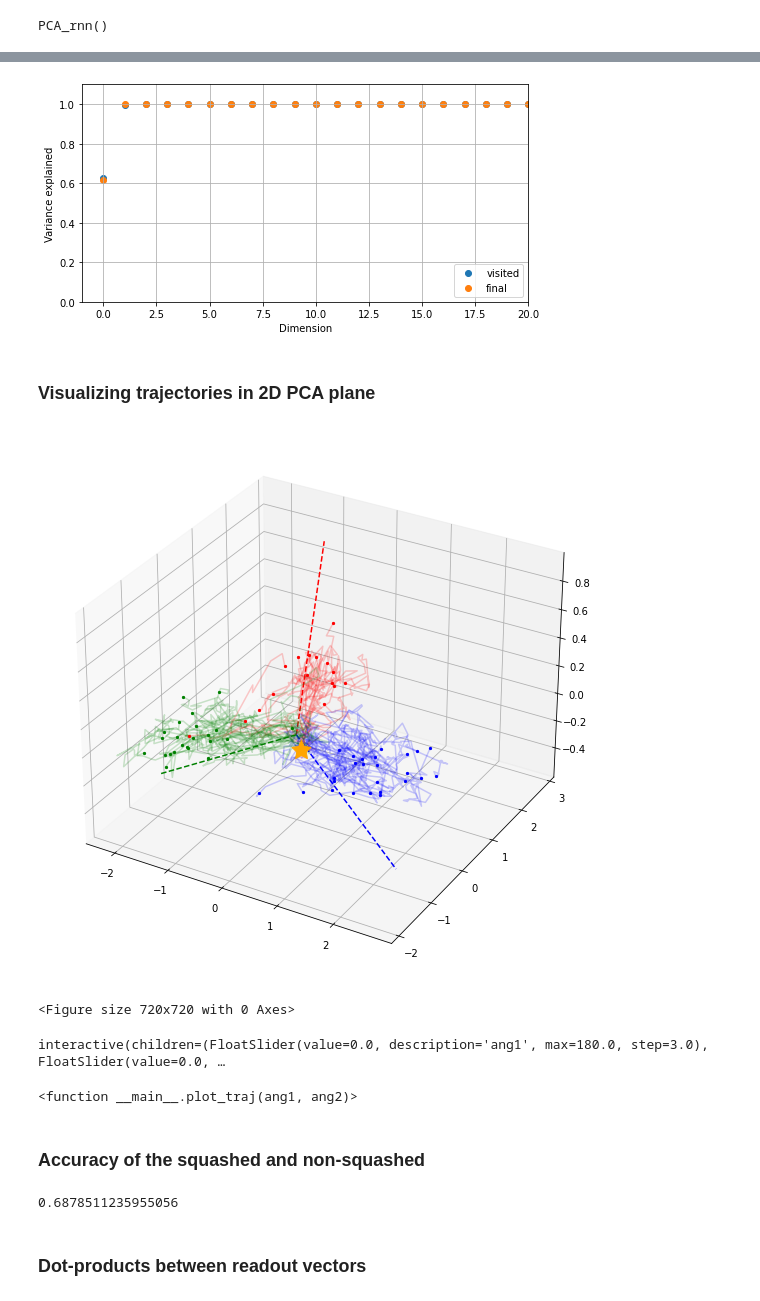
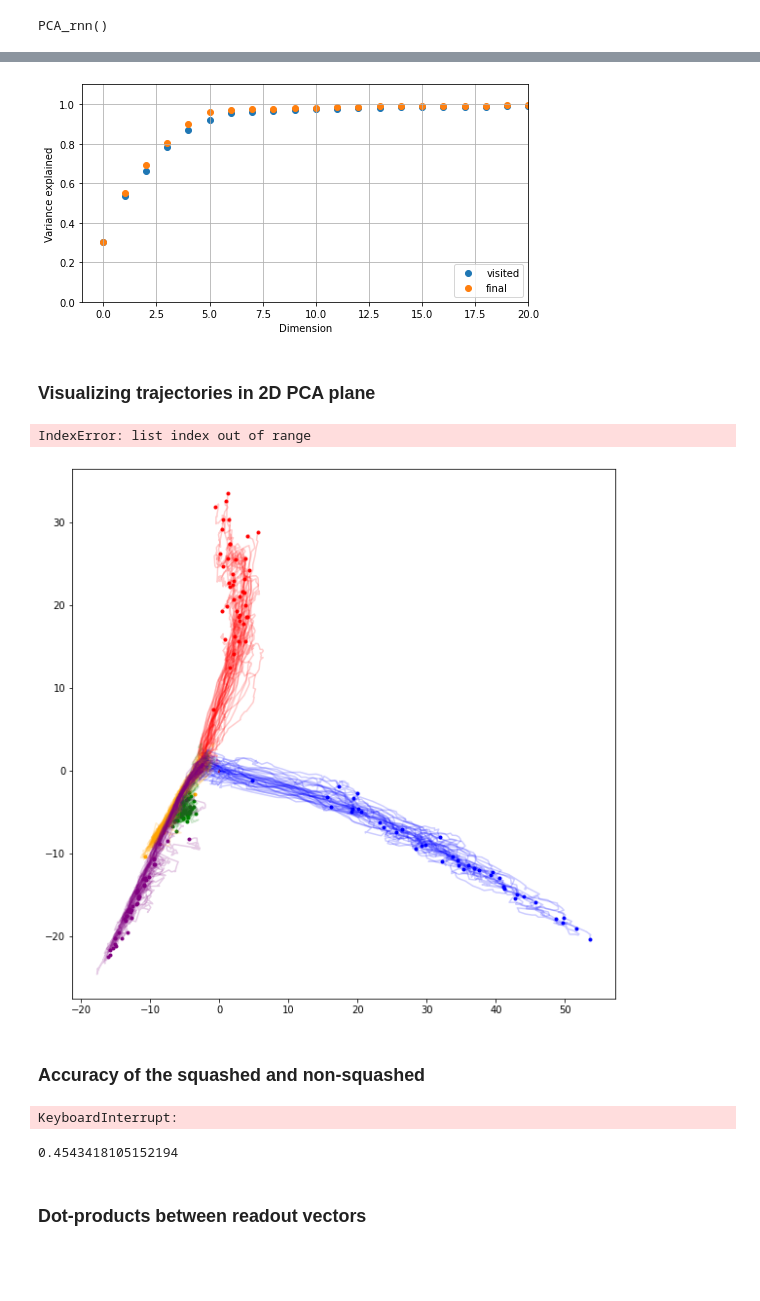
Before and after one commit to ramasesh/rnn_dynamics, a Jupyter notebook: Multi-class systems analysis.ipynb, the cells around one changed output, grey strips where cells are left out. Cells and saved outputs as stored; diff of their text form; code cells hidden in the pictures; blank space fills up the shorter version.

```diff
--- a/Multi-class systems analysis.ipynb
+++ b/Multi-class systems analysis.ipynb
@@ -36,3 +34,5 @@ data_folder = 'results/ag_news/5_Epoch/classes_3_cell_LSTM_eta_0.01_L2_0.1_run_h
+# %%
+data_folder = 'results/dbpedia/8_class_jointsweep/LSTM_eta_0.003_L2_0.001_run_yoqpfztx/'
 # %%
 with open(os.path.join(data_folder, 'config.json')) as f:
     config = json.load(f)
@@ -81,7 +76,7 @@ DeviceArray(1.5458583, dtype=float32)
 # %% [markdown]
 ### PCA of hidden states
 # %%
-test_batch = next(iter(tfds.as_numpy(test_dset)))
+# test_batch = next(iter(tfds.as_numpy(train_dset)))
 # %%
 visited_states = {'original': au.rnn_states(cell, test_batch, rnn_params, emb_params, emb_apply)}
 final_states = {'original': au.rnn_end_states(cell, test_batch, rnn_params, emb_params, emb_apply)}
@@ -107,7 +102,7 @@ dimensionalities = {'visited': au.cumulative_var_explained(PCA_objects['visited'
 # %%
 f = au.plot_varexp(dimensionalities)
 # %% [output]
-[figure, old version]
+[figure, new version]
 # %%
 coordinates = ['original', 'transformed']
 
@@ -124,10 +119,11 @@ readout_vectors['transformed'] = PCA_objects['visited'].transform_no_mean(readou
 # %%
 fig, ax = au.plot_states(visited_by_value['transformed'],
             readout_vectors['transformed'],
             initial_state_vector['transformed'],
-            pc_dimensions=[0,1,2])
+            pc_dimensions=[0,1])
 # %% [output]
+IndexError: list index out of range
-[figure, old version]
+[figure, new version]
 # %%
 plt.figure(figsize=(10,10))
 
@@ -141,10 +137,6 @@ def plot_traj(ang1, ang2):
 
 interact(plot_traj, ang1=widgets.FloatSlider(value=0, min=0, max=180, step=3),
                     ang2=widgets.FloatSlider(value=0, min=0, max=180, step=3))
-# %% [output]
-<Figure size 720x720 with 0 Axes>
-interactive(children=(FloatSlider(value=0.0, description='ang1', max=180.0, step=3.0), FloatSlider(value=0.0, …
-<function __main__.plot_traj(ang1, ang2)>
 # %% [markdown]
 ### Accuracy of the squashed and non-squashed
 # %%
@@ -159,10 +151,12 @@ for batch in tfds.as_numpy(test_dset):
 
     curr_acc = np.mean(predictions == batch['labels'])
     test_acc.update(curr_acc, len(batch['index']))
+# %% [output]
+KeyboardInterrupt:
 # %%
 test_acc.avg
 # %% [output]
-0.6878511235955056
+0.4543418105152194
 # %% [markdown]
 ### Dot-products between readout vectors
 # %%
```
Also changed, not shown: parts of 23 cells of this notebook, 13 other files.
